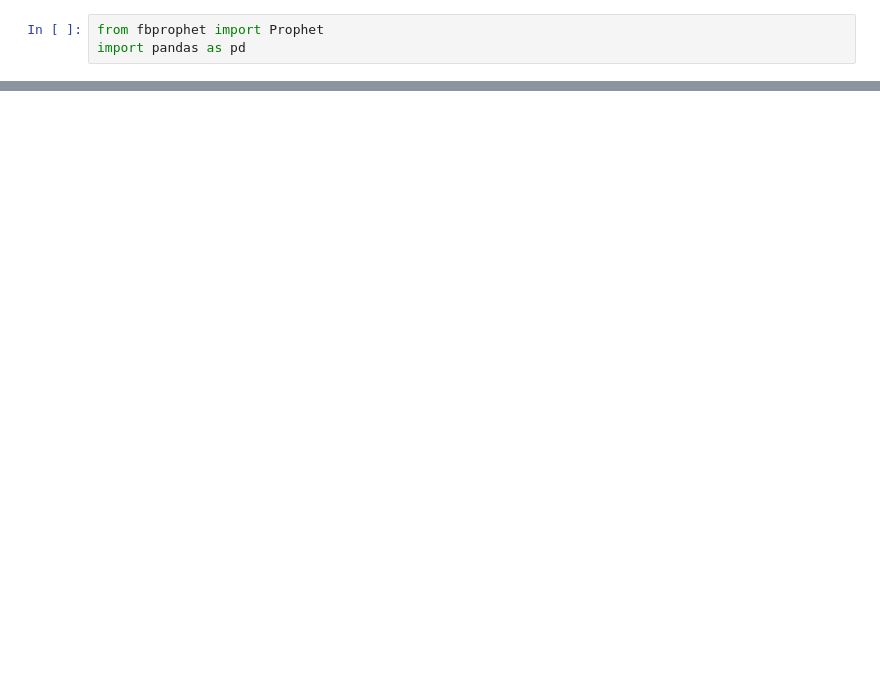
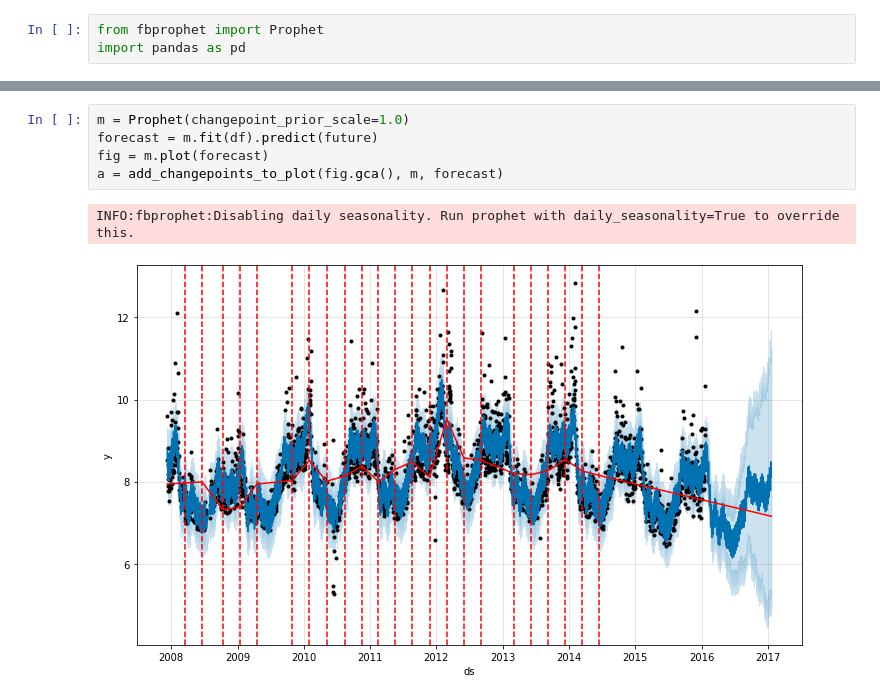
Before and after one commit to HenriqueCCdA/Prophet, a Jupyter notebook: notebook/trend_changepoints.ipynb, the cells around one changed output, grey strips where cells are left out. Drawn from its saved outputs; the diff is of its cells as text; blank space fills up the shorter version.

```diff
--- a/notebook/trend_changepoints.ipynb
+++ b/notebook/trend_changepoints.ipynb
@@ -68,0 +46,8 @@ fig = m.plot(fcst)
+# %%
+m = Prophet(changepoint_prior_scale=1.0)
+forecast = m.fit(df).predict(future)
+fig = m.plot(forecast)
+a = add_changepoints_to_plot(fig.gca(), m, forecast)
+# %% [output]
+INFO:fbprophet:Disabling daily seasonality. Run prophet with daily_seasonality=True to override this.
+[figure, added]
```
Also changed, not shown: parts of 19 cells of this notebook.
